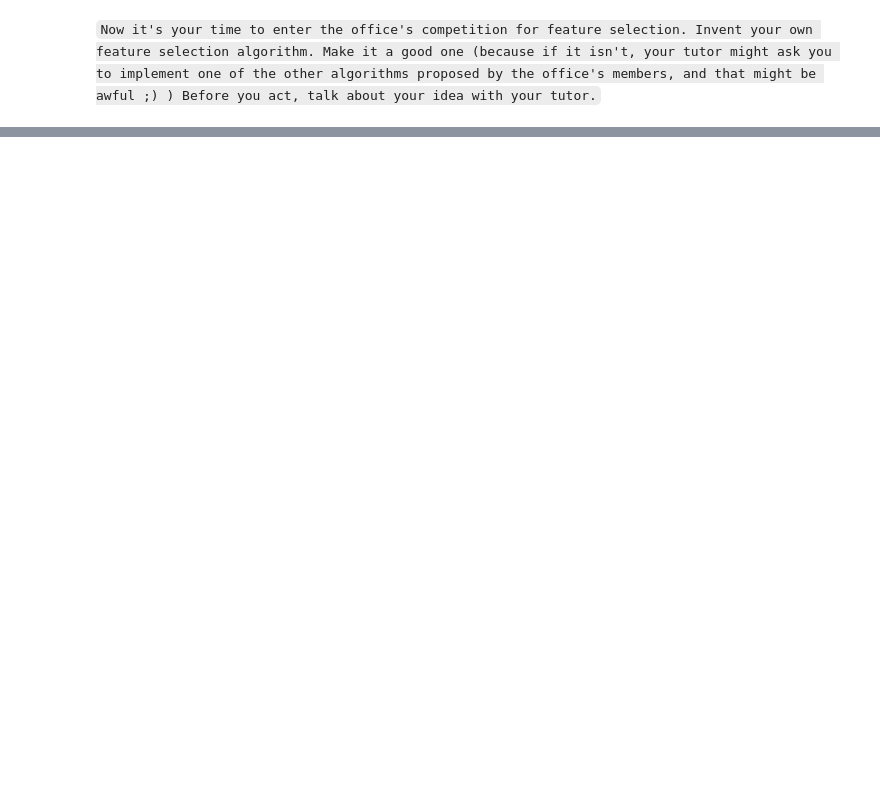
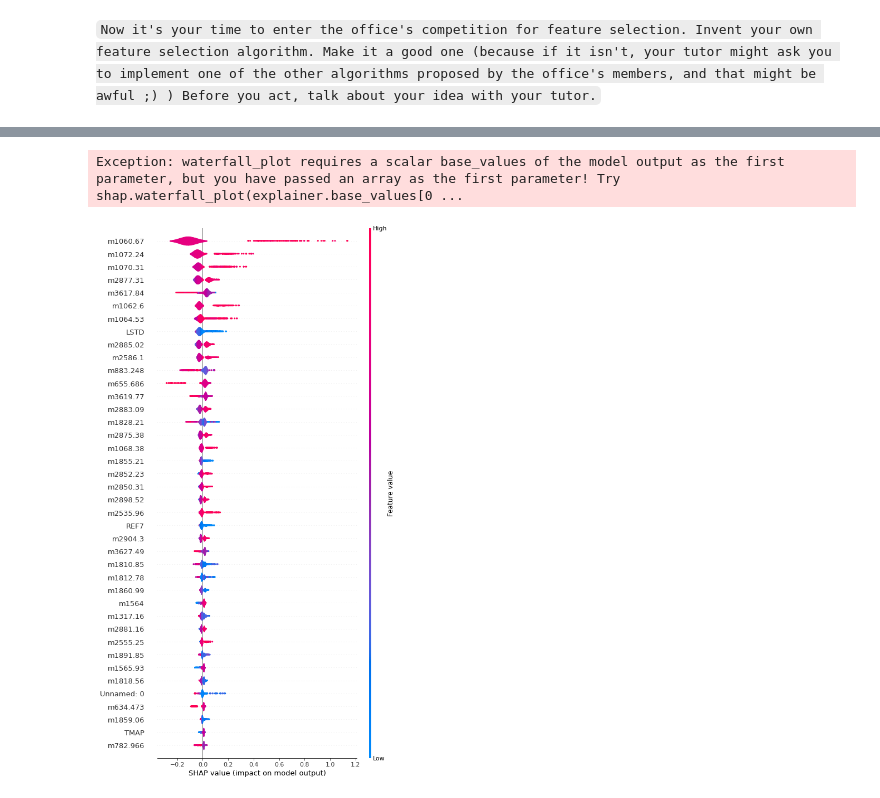
Before and after one commit to haroldbola/Course_Maphat, a Jupyter notebook: מודולים/שיטות עיבוד מוקדם/3. feature selection exercise/Feature selection.ipynb, the cells around one changed output, grey strips where cells are left out. Drawn from its saved outputs; the diff is of its cells as text; code cells hidden in the pictures; blank space fills up the shorter version.

```diff
--- a/מודולים/שיטות עיבוד מוקדם/3. feature selection exercise/Feature selection.ipynb
+++ b/מודולים/שיטות עיבוד מוקדם/3. feature selection exercise/Feature selection.ipynb
@@ -35,0 +455,5 @@ How does model.feature_importances_ work? Some features have 0 importance. Why?`
+# %%
+random_model.fit(X_train, Y_train)
+
+print("Train MSE", mean_squared_error(random_model.predict(X_train), Y_train))
+print("Test MSE", mean_squared_error(random_model.predict(X_test), Y_test))
@@ -35,0 +466,3 @@ How does model.feature_importances_ work? Some features have 0 importance. Why?`
+# %%
+print(random_model.best_params_)
+best_params = random_model.best_params_
@@ -35,0 +471,3 @@ How does model.feature_importances_ work? Some features have 0 importance. Why?`
+# %%
+classifier = xgb.XGBRegressor(use_label_encoder=False, learning_rate=0.02, n_estimators=150, nthread=1, **best_params)
+classifier.fit(X_train, Y_train)
@@ -35,0 +485,11 @@ How does model.feature_importances_ work? Some features have 0 importance. Why?`
+# %%
+shap_class = shap.explainers.Tree(classifier, data=X_train, feature_names=X_train.columns)
+shap_values = shap_class.shap_values(X_train, y=Y_train)
+# %%
+shap.plots.waterfall(shap_values, max_display=20)
+# %% [output]
+Exception: waterfall_plot requires a scalar base_values of the model output as the first parameter, but you have passed an array as the first parameter! Try shap.waterfall_plot(explainer.base_values[0 ...
+# %%
+shap.summary_plot(shap_values, X_train, plot_type="violin", max_display=40)
+# %% [output]
+[figure, added]
```
Also changed, not shown: parts of 44 cells of this notebook, 13 other files.
